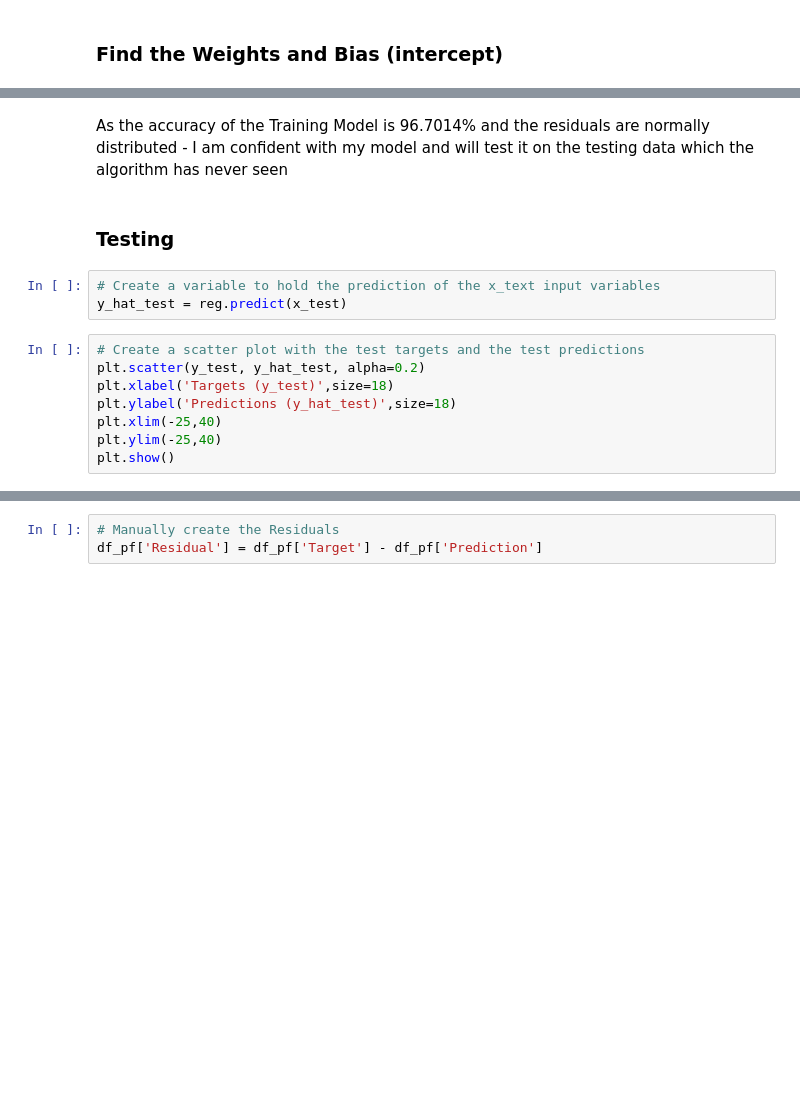
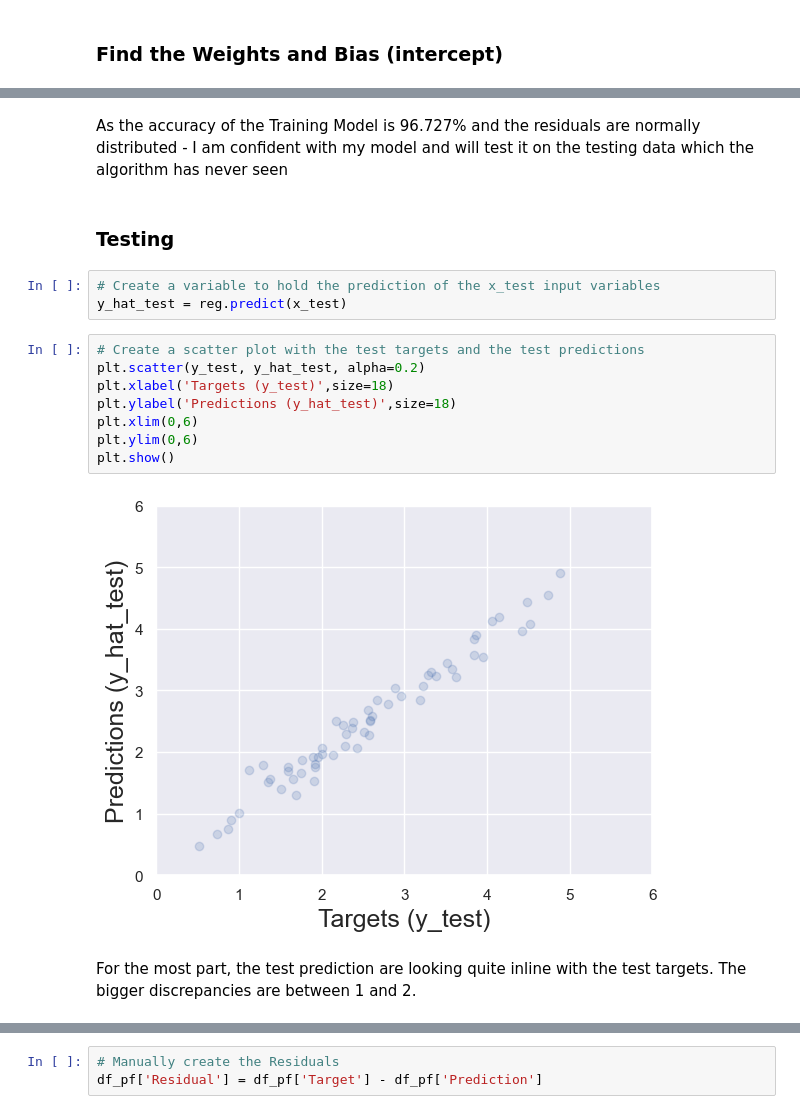
Before and after one commit to Lillian-Elek-Data/ML-with-Python, a Jupyter notebook: Simple Linear Regression/Number of Books Read - SLR.ipynb, the cells around one changed output, grey strips where cells are left out. Saved outputs shown, nothing was run; the diff lists cells and outputs as text; blank space fills up the shorter version.

```diff
--- a/Simple Linear Regression/Number of Books Read - SLR.ipynb
+++ b/Simple Linear Regression/Number of Books Read - SLR.ipynb
@@ -333,18 +335,22 @@ reg_summary
 # %% [markdown]
-As the accuracy of the Training Model is 96.7014% and the residuals are normally distributed - I am confident with my model and will test it on the testing data which the algorithm has never seen
+As the accuracy of the Training Model is 96.727% and the residuals are normally distributed - I am confident with my model and will test it on the testing data which the algorithm has never seen
 # %% [markdown]
 ### Testing
 # %%
-# Create a variable to hold the prediction of the x_text input variables
+# Create a variable to hold the prediction of the x_test input variables
 y_hat_test = reg.predict(x_test)
 # %%
 # Create a scatter plot with the test targets and the test predictions
 plt.scatter(y_test, y_hat_test, alpha=0.2)
 plt.xlabel('Targets (y_test)',size=18)
 plt.ylabel('Predictions (y_hat_test)',size=18)
-plt.xlim(-25,40)
-plt.ylim(-25,40)
+plt.xlim(0,6)
+plt.ylim(0,6)
 plt.show()
+# %% [output]
+[figure, added]
+# %% [markdown]
+For the most part, the test prediction are looking quite inline with the test targets. The bigger discrepancies are between 1 and 2.
 # %%
 # Create a DataFrame to manually check the predictions
 df_pf = pd.DataFrame(y_hat_test, columns=['Prediction'])
```
Also changed, not shown: parts of 30 cells of this notebook, 1 other file.
